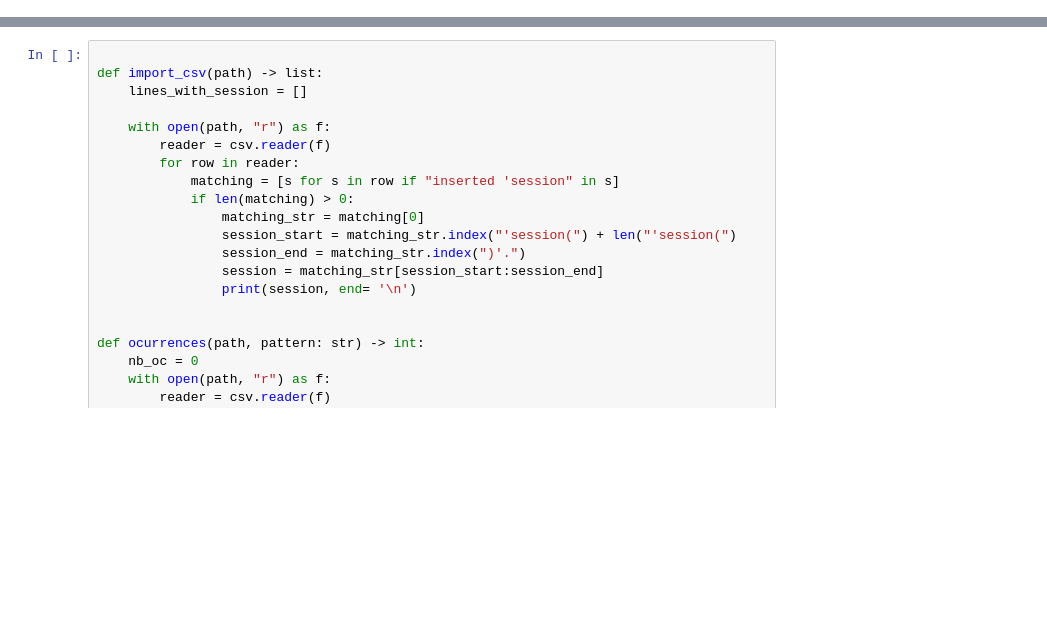
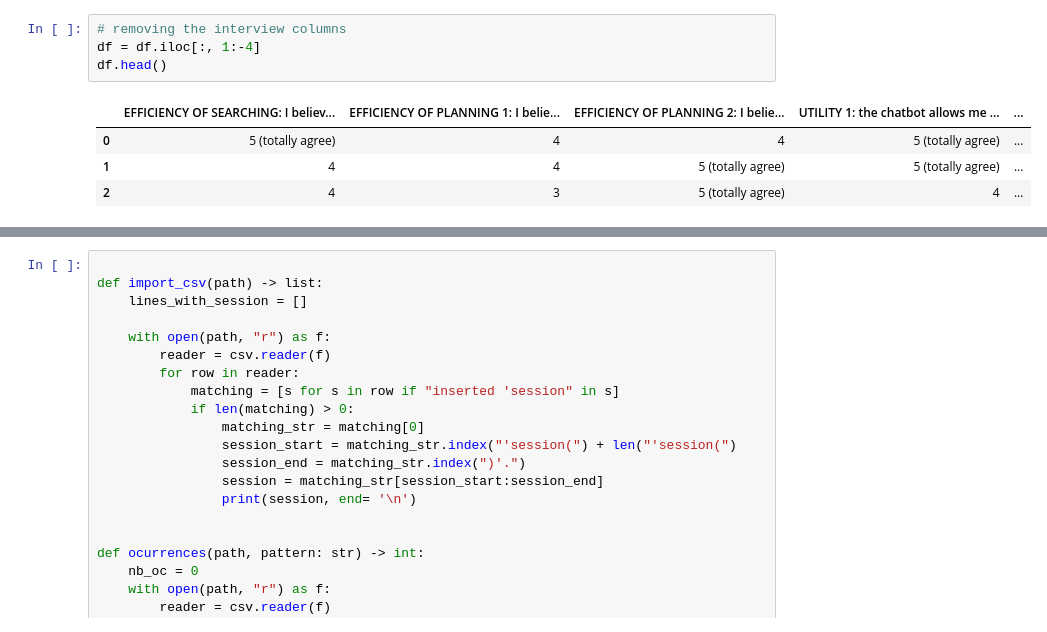
Before and after one commit to LuigTi/MAS_G1, a Jupyter notebook: Project Metrics/ProjectStudy.ipynb, the cells around one changed output, grey strips where cells are left out. Drawn from its saved outputs; the diff is of its cells as text; blank space fills up the shorter version.

```diff
--- a/Project Metrics/ProjectStudy.ipynb
+++ b/Project Metrics/ProjectStudy.ipynb
@@ -3,0 +16,9 @@ from typing import List, Dict
+# %%
+# removing the interview columns
+df = df.iloc[:, 1:-4]
+df.head()
+# %% [output]
+|  | EFFICIENCY OF SEARCHING: I believ... | EFFICIENCY OF PLANNING 1: I belie... | EFFICIENCY OF PLANNING 2: I belie... | UTILITY 1: the chatbot allows me ... | ... |
+| 0 | 5 (totally agree) | 4 | 4 | 5 (totally agree) | ... |
+| 1 | 4 | 4 | 5 (totally agree) | 5 (totally agree) | ... |
+| 2 | 4 | 3 | 5 (totally agree) | 4 | ... |
```
Also changed, not shown: parts of 7 cells of this notebook, 1 other file.
